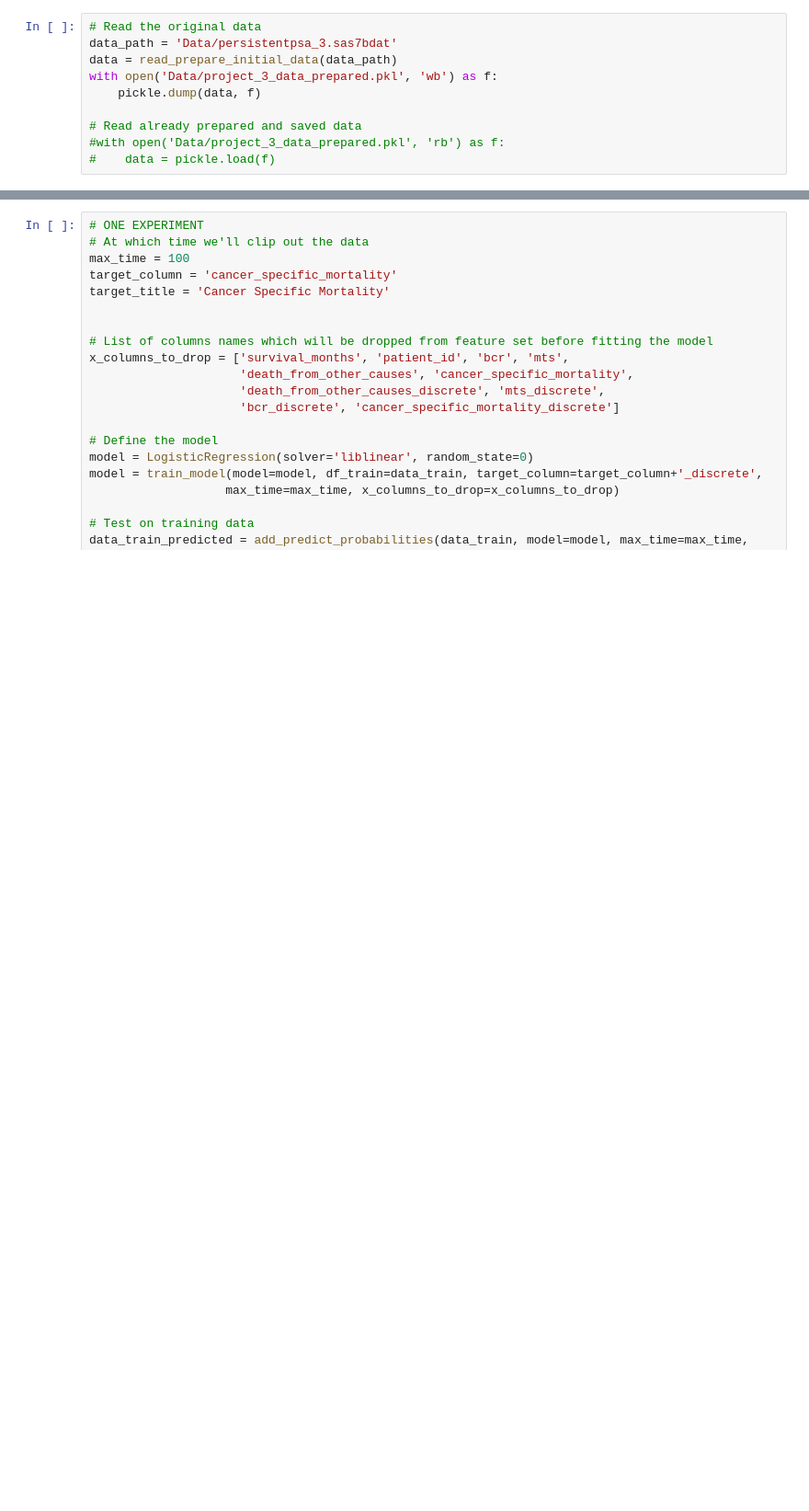
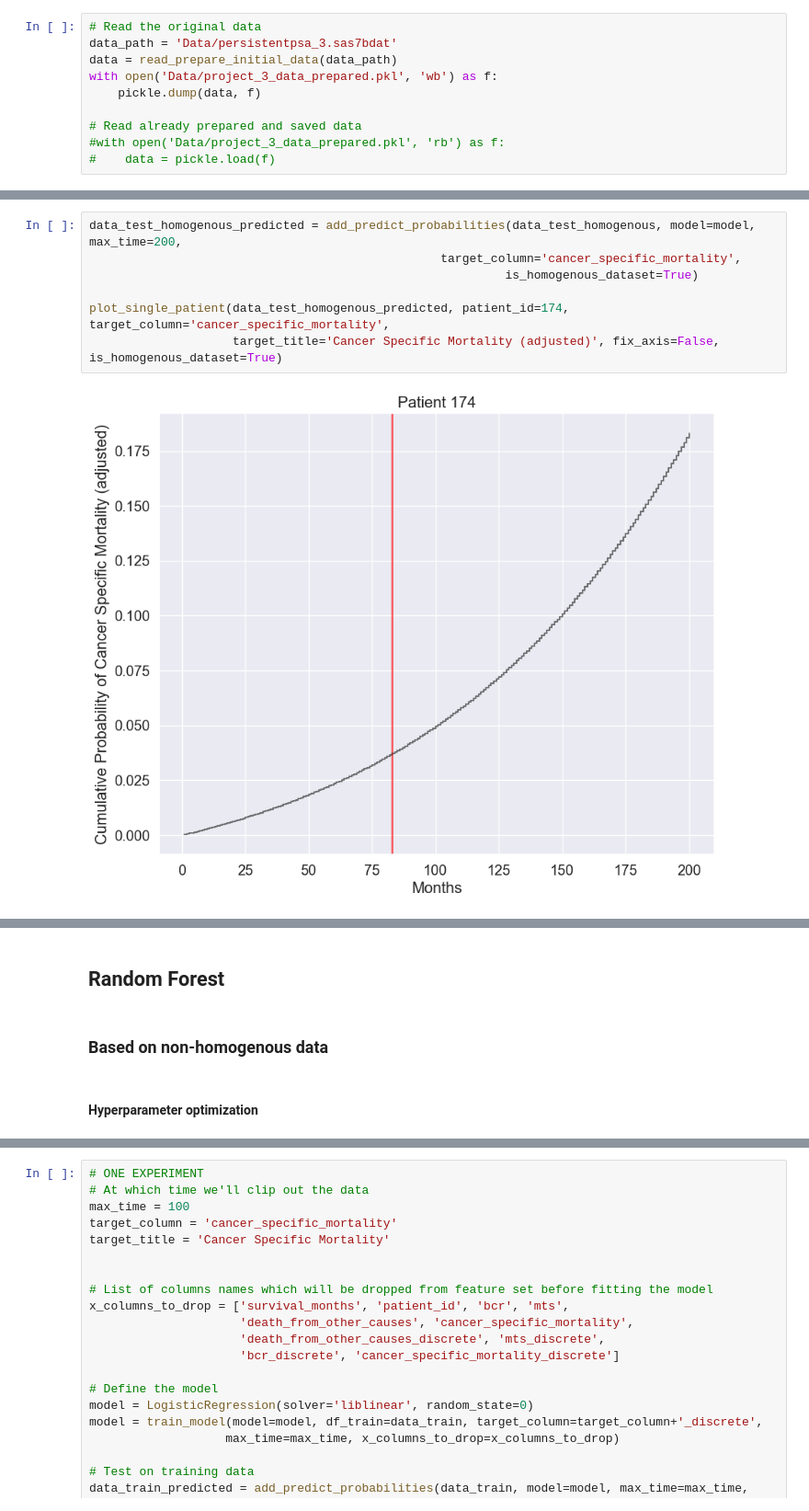
Before and after one commit to vytautas9/Tiriamasis_Projektas_3, a Jupyter notebook: ResearchProject3.ipynb, the cells around one changed output, grey strips where cells are left out. Shown at 92% size. Cells and saved outputs as stored; diff of their text form; blank space fills up the shorter version.

```diff
--- a/ResearchProject3.ipynb
+++ b/ResearchProject3.ipynb
@@ -779,0 +1300,9 @@ NameError: name 'report_best_scores' is not defined
+# %%
+data_test_homogenous_predicted = add_predict_probabilities(data_test_homogenous, model=model, max_time=200,
+                                                 target_column='cancer_specific_mortality',
+                                                          is_homogenous_dataset=True)
+
+plot_single_patient(data_test_homogenous_predicted, patient_id=174, target_column='cancer_specific_mortality',
+                    target_title='Cancer Specific Mortality (adjusted)', fix_axis=False, is_homogenous_dataset=True)
+# %% [output]
+[figure, added]
@@ -779,0 +1310,6 @@ NameError: name 'report_best_scores' is not defined
+# %% [markdown]
+## Random Forest
+# %% [markdown]
+### Based on non-homogenous data
+# %% [markdown]
+#### Hyperparameter optimization
```
Also changed, not shown: parts of 152 cells of this notebook.
